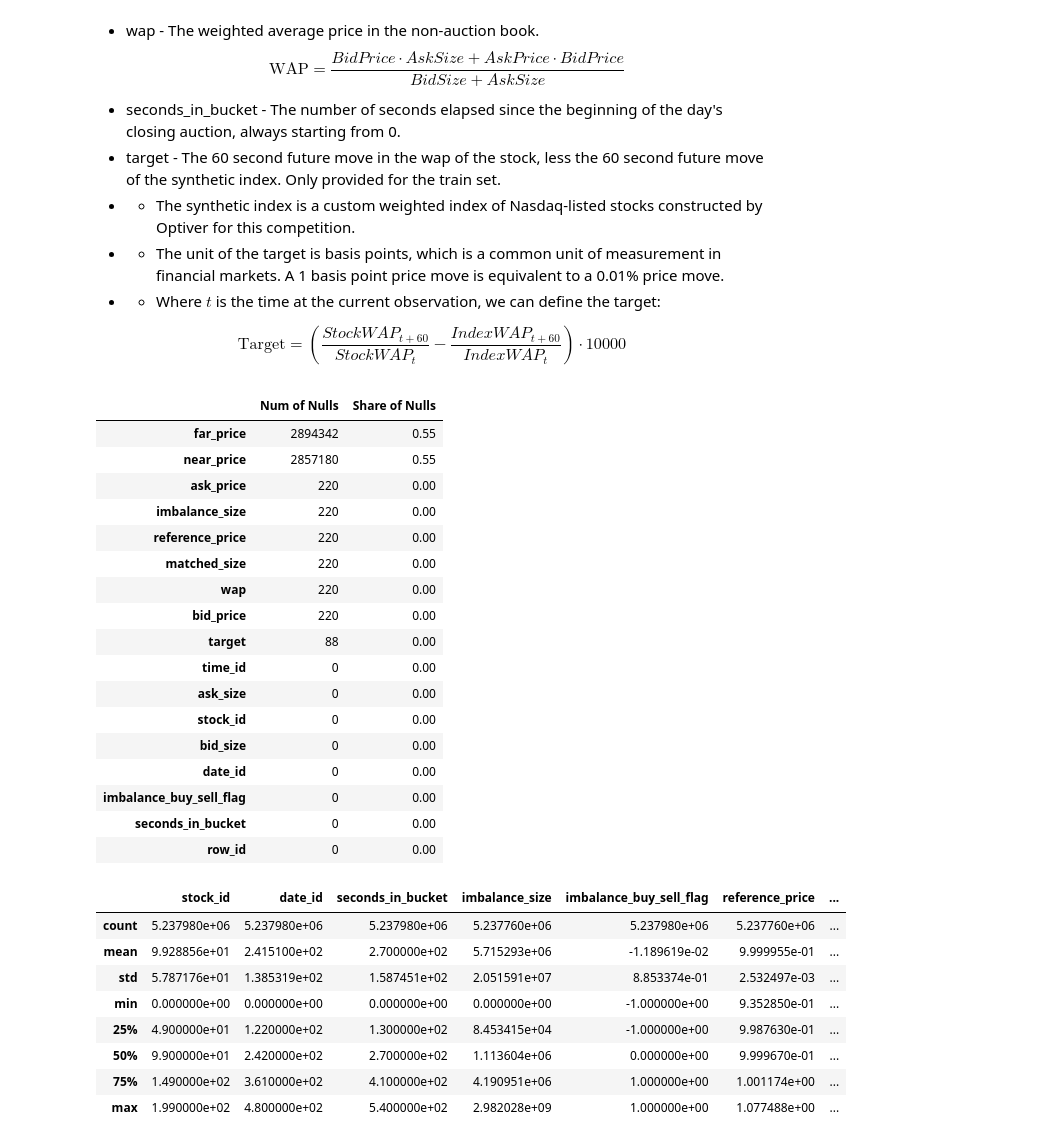
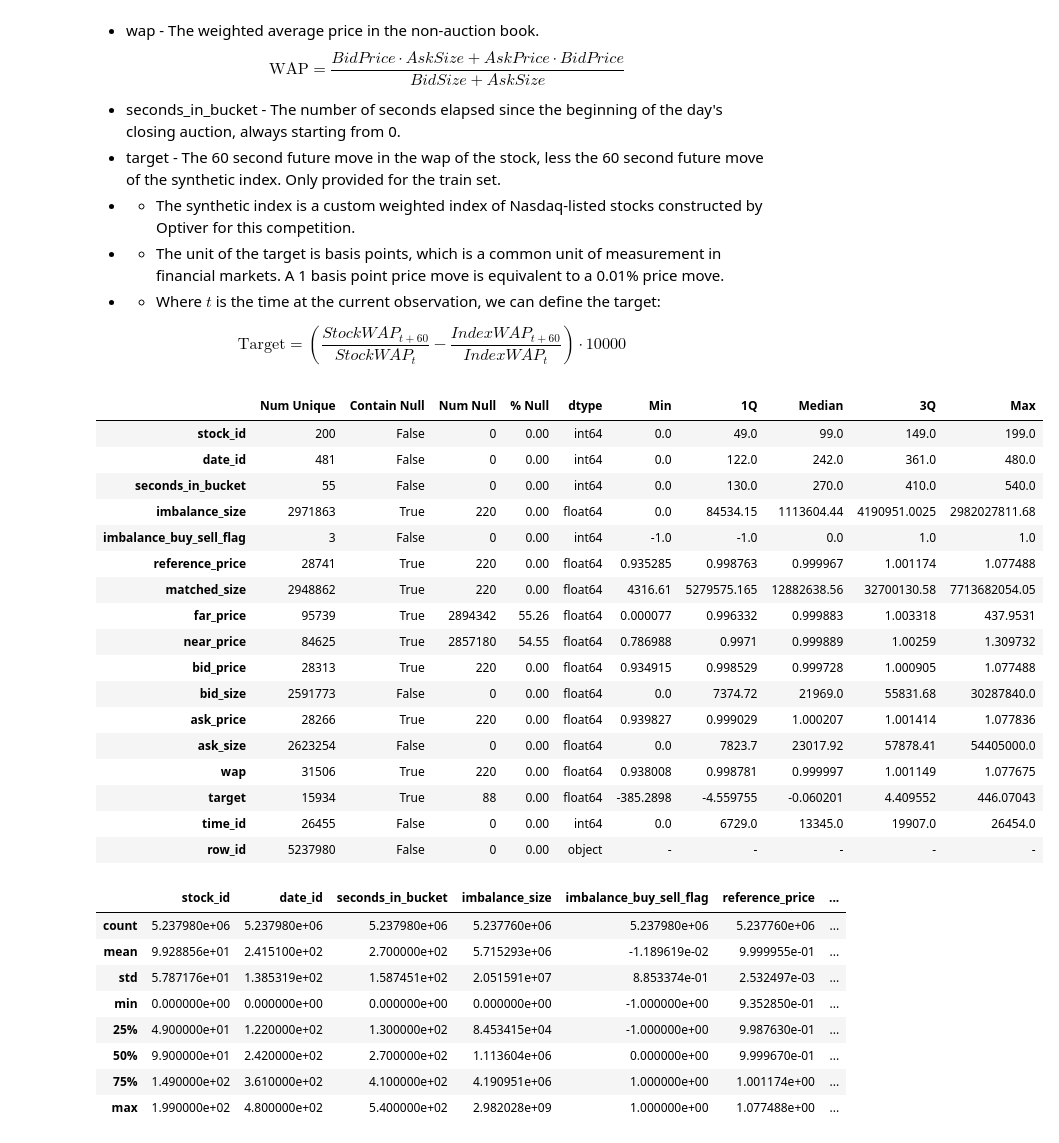
Before and after one commit to PBspacey/Optiver---Trading-at-the-Close-Kaggle-competition-for-MLDM, a Jupyter notebook: code.ipynb, the cells around one changed output. Cells and saved outputs as stored; diff of their text form; code cells hidden in the pictures.

```diff
--- a/code.ipynb
+++ b/code.ipynb
@@ -85,32 +89,50 @@ $$\text{WAP} = \dfrac{BidPrice \cdot AskSize + AskPrice \cdot BidPrice}{BidSize
 - - Where $t$ is the time at the current observation, we can define the target:
 
 $$\text{Target} = \left( \dfrac{StockWAP_{t+60}}{StockWAP_t} - \dfrac{IndexWAP_{t+60}}{IndexWAP_t} \right) \cdot 10000$$
-# %%
-# Check Null values
-null_info = pd.DataFrame(df.isna().sum().sort_values(ascending=False))
-null_info.columns = ['Num of Nulls']
-null_info['Share of Nulls'] = round(null_info['Num of Nulls'] / df.shape[0], 2)
-
-null_info
-# %% [output]
-|  | Num of Nulls | Share of Nulls |
-| far_price | 2894342 | 0.55 |
-| near_price | 2857180 | 0.55 |
-| ask_price | 220 | 0.00 |
-| imbalance_size | 220 | 0.00 |
-| reference_price | 220 | 0.00 |
-| matched_size | 220 | 0.00 |
-| wap | 220 | 0.00 |
-| bid_price | 220 | 0.00 |
-| target | 88 | 0.00 |
-| time_id | 0 | 0.00 |
-| ask_size | 0 | 0.00 |
-| stock_id | 0 | 0.00 |
-| bid_size | 0 | 0.00 |
-| date_id | 0 | 0.00 |
-| imbalance_buy_sell_flag | 0 | 0.00 |
-| seconds_in_bucket | 0 | 0.00 |
-| row_id | 0 | 0.00 |
+# %%
+def get_columns_info(df: pd.DataFrame) -> pd.DataFrame:
+    info_df = pd.DataFrame({
+        'Num Unique': df.nunique(),
+        'Contain Null': df.isna().any(),
+        'Num Null': df.isna().sum(),
+        '% Null': round((df.isna().sum() / len(df)) * 100, 2),
+        'dtype': df.dtypes
+    })
+
+    numeric_cols = df.select_dtypes(include=[np.number]).columns
+
+    info_df['Min'] = df[numeric_cols].min()
+    info_df['1Q'] = df[numeric_cols].quantile(.25)
+    info_df['Median'] = df[numeric_cols].median()
+    info_df['3Q'] = df[numeric_cols].quantile(.75)
+    info_df['Max'] = df[numeric_cols].max()
+
+    non_numeric_cols = df.select_dtypes(exclude=[np.number]).columns
+    for col in ['Min', '1Q', 'Median', '3Q', 'Max']:
+        info_df.loc[non_numeric_cols, col] = '-'
+
+    return info_df
+
+get_columns_info(df)
+# %% [output]
+|  | Num Unique | Contain Null | Num Null | % Null | dtype | Min | 1Q | Median | 3Q | Max |
+| stock_id | 200 | False | 0 | 0.00 | int64 | 0.0 | 49.0 | 99.0 | 149.0 | 199.0 |
+| date_id | 481 | False | 0 | 0.00 | int64 | 0.0 | 122.0 | 242.0 | 361.0 | 480.0 |
+| seconds_in_bucket | 55 | False | 0 | 0.00 | int64 | 0.0 | 130.0 | 270.0 | 410.0 | 540.0 |
+| imbalance_size | 2971863 | True | 220 | 0.00 | float64 | 0.0 | 84534.15 | 1113604.44 | 4190951.0025 | 2982027811.68 |
+| imbalance_buy_sell_flag | 3 | False | 0 | 0.00 | int64 | -1.0 | -1.0 | 0.0 | 1.0 | 1.0 |
+| reference_price | 28741 | True | 220 | 0.00 | float64 | 0.935285 | 0.998763 | 0.999967 | 1.001174 | 1.077488 |
+| matched_size | 2948862 | True | 220 | 0.00 | float64 | 4316.61 | 5279575.165 | 12882638.56 | 32700130.58 | 7713682054.05 |
+| far_price | 95739 | True | 2894342 | 55.26 | float64 | 0.000077 | 0.996332 | 0.999883 | 1.003318 | 437.9531 |
+| near_price | 84625 | True | 2857180 | 54.55 | float64 | 0.786988 | 0.9971 | 0.999889 | 1.00259 | 1.309732 |
+| bid_price | 28313 | True | 220 | 0.00 | float64 | 0.934915 | 0.998529 | 0.999728 | 1.000905 | 1.077488 |
+| bid_size | 2591773 | False | 0 | 0.00 | float64 | 0.0 | 7374.72 | 21969.0 | 55831.68 | 30287840.0 |
+| ask_price | 28266 | True | 220 | 0.00 | float64 | 0.939827 | 0.999029 | 1.000207 | 1.001414 | 1.077836 |
+| ask_size | 2623254 | False | 0 | 0.00 | float64 | 0.0 | 7823.7 | 23017.92 | 57878.41 | 54405000.0 |
+| wap | 31506 | True | 220 | 0.00 | float64 | 0.938008 | 0.998781 | 0.999997 | 1.001149 | 1.077675 |
+| target | 15934 | True | 88 | 0.00 | float64 | -385.2898 | -4.559755 | -0.060201 | 4.409552 | 446.07043 |
+| time_id | 26455 | False | 0 | 0.00 | int64 | 0.0 | 6729.0 | 13345.0 | 19907.0 | 26454.0 |
+| row_id | 5237980 | False | 0 | 0.00 | object | - | - | - | - | - |
 # %%
 df.describe()
 # %% [output]
```
Also changed, not shown: parts of 15 cells of this notebook, 5 other files.
